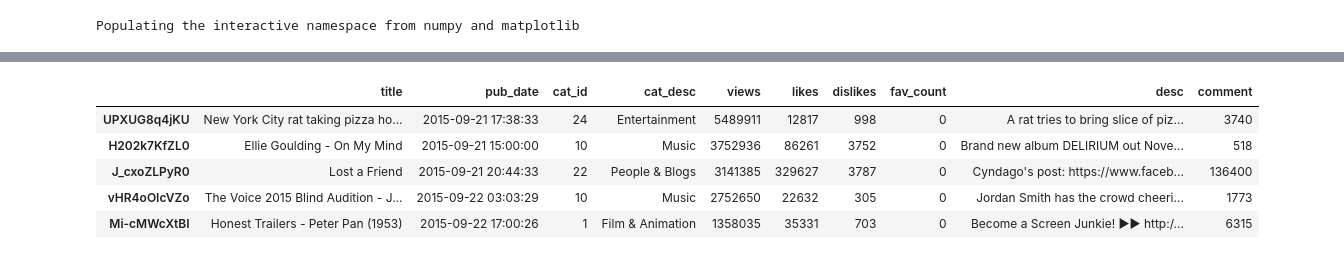
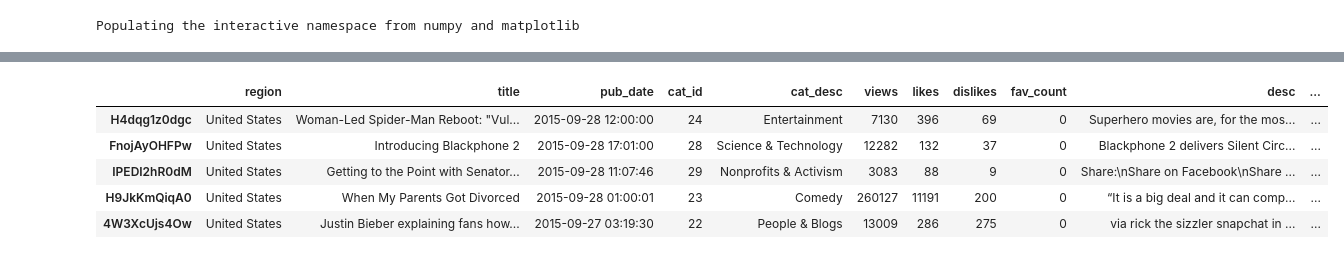
Before and after one commit to kirkhunter/youtube-virality-analysis, a Jupyter notebook: YouTube.ipynb, the cells around one changed output, grey strips where cells are left out. Cells and saved outputs as stored; diff of their text form; code cells hidden in the pictures.

```diff
--- a/YouTube.ipynb
+++ b/YouTube.ipynb
@@ -109,31 +110,9 @@ categories = get_category(key)
 # %%
 import pandas as pd
-# %%
-# Load data into a dictionary
-world_dict = {}
-cat_desc = None
-cat_keys = categories.keys()
-
-for i in reg_data['items']:
-    vid_id = i['id']
-    cat_id = i['snippet']['categoryId']
-    title = i['snippet']['title']
-    pub_date = i['snippet']['publishedAt']
-    desc = i['snippet']['description']
-    comment = i['statistics']['commentCount']
-    dislikes = i['statistics']['dislikeCount']
-    fav_count = i['statistics']['favoriteCount']
-    likes = i['statistics']['likeCount']
-    views = i['statistics']['viewCount']
-
-    if cat_id in cat_keys:
-        cat_desc = categories[cat_id]
-
-    world_dict[vid_id] = [title, pub_date, cat_id, cat_desc, views, likes, dislikes, fav_count, desc, comment]
 # %%
 # Load dictionary into Pandas Data Frame
 df = pd.DataFrame(world_dict).transpose()
-df.columns = ['title', 'pub_date', 'cat_id', 'cat_desc', 'views', 'likes', 'dislikes', 'fav_count', 'desc', 'comment']
+df.columns = ['region', 'title', 'pub_date', 'cat_id', 'cat_desc', 'views', 'likes', 'dislikes', 'desc', 'comment']
 # %%
 # Convert strings into integers
 # Convert date string into date time
@@ -154,13 +133,13 @@ df.head()
 # %%
-view_sorted = df.sort(['views'], ascending = False)
+view_sorted = df.sort(['region'], ascending = False)
 view_sorted.head()
 # %% [output]
-|  | title | pub_date | cat_id | cat_desc | views | likes | dislikes | fav_count | desc | comment |
-| UPXUG8q4jKU | New York City rat taking pizza ho... | 2015-09-21 17:38:33 | 24 | Entertainment | 5489911 | 12817 | 998 | 0 | A rat tries to bring slice of piz... | 3740 |
-| H202k7KfZL0 | Ellie Goulding - On My Mind | 2015-09-21 15:00:00 | 10 | Music | 3752936 | 86261 | 3752 | 0 | Brand new album DELIRIUM out Nove... | 518 |
-| J_cxoZLPyR0 | Lost a Friend | 2015-09-21 20:44:33 | 22 | People & Blogs | 3141385 | 329627 | 3787 | 0 | Cyndago's post: https://www.faceb... | 136400 |
-| vHR4oOIcVZo | The Voice 2015 Blind Audition - J... | 2015-09-22 03:03:29 | 10 | Music | 2752650 | 22632 | 305 | 0 | Jordan Smith has the crowd cheeri... | 1773 |
-| Mi-cMWcXtBI | Honest Trailers - Peter Pan (1953) | 2015-09-22 17:00:26 | 1 | Film & Animation | 1358035 | 35331 | 703 | 0 | Become a Screen Junkie! ►► http:/... | 6315 |
+|  | region | title | pub_date | cat_id | cat_desc | views | likes | dislikes | fav_count | desc | ... |
+| H4dqg1z0dgc | United States | Woman-Led Spider-Man Reboot: "Vul... | 2015-09-28 12:00:00 | 24 | Entertainment | 7130 | 396 | 69 | 0 | Superhero movies are, for the mos... | ... |
+| FnojAyOHFPw | United States | Introducing Blackphone 2 | 2015-09-28 17:01:00 | 28 | Science & Technology | 12282 | 132 | 37 | 0 | Blackphone 2 delivers Silent Circ... | ... |
+| IPEDI2hR0dM | United States | Getting to the Point with Senator... | 2015-09-28 11:07:46 | 29 | Nonprofits & Activism | 3083 | 88 | 9 | 0 | Share:\nShare on Facebook\nShare ... | ... |
+| H9JkKmQiqA0 | United States | When My Parents Got Divorced | 2015-09-28 01:00:01 | 23 | Comedy | 260127 | 11191 | 200 | 0 | “It is a big deal and it can comp... | ... |
+| 4W3XcUjs4Ow | United States | Justin Bieber explaining fans how... | 2015-09-27 03:19:30 | 22 | People & Blogs | 13009 | 286 | 275 | 0 | via rick the sizzler snapchat in ... | ... |
 # %%
 plt.figure()
 plot(df.views, df.likes, 'go')
```
Also changed, not shown: parts of 25 cells of this notebook.
